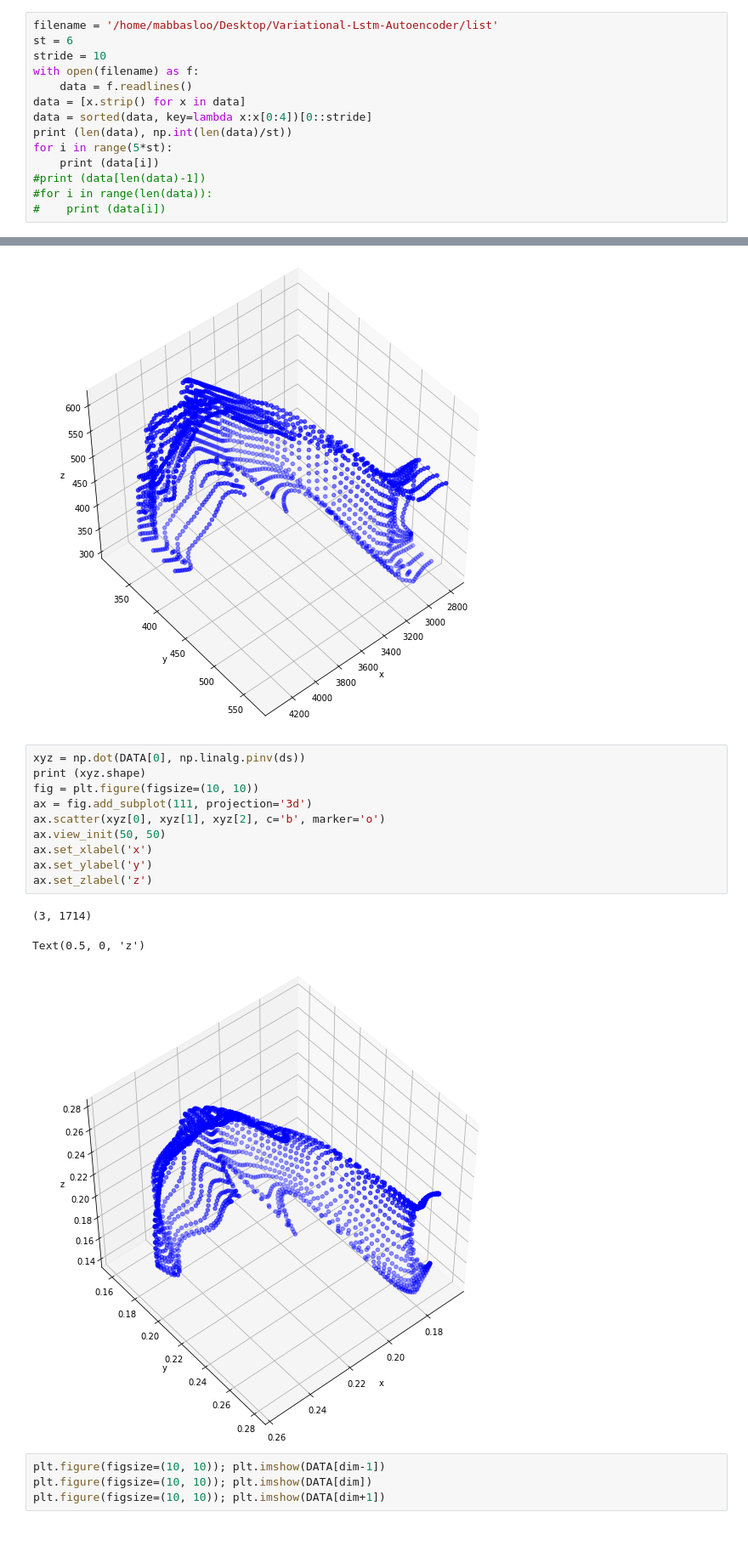
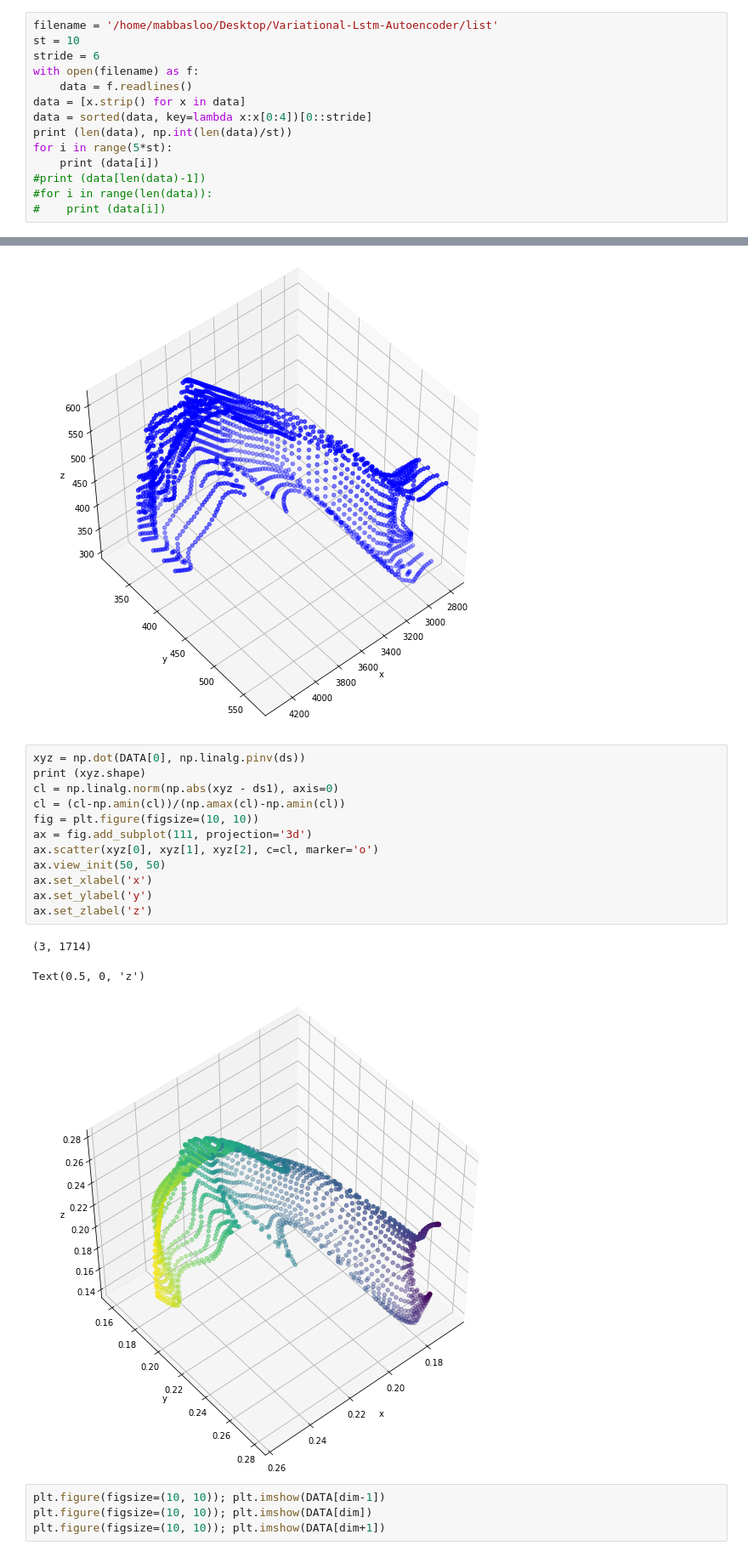
Before and after one commit to abbasloo/dnnAutoEm, a Jupyter notebook: carCrashLBO.ipynb, the cells around one changed output, grey strips where cells are left out. Shown at 85% size. Saved outputs shown, nothing was run; the diff lists cells and outputs as text.

```diff
--- a/carCrashLBO.ipynb
+++ b/carCrashLBO.ipynb
@@ -15,8 +15,8 @@ name = '/home/mabbasloo/Documents/carData4/data/lbo/'
 name1 = '/home/mabbasloo/Desktop/Variational-Lstm-Autoencoder/data/'
 # %%
 filename = '/home/mabbasloo/Desktop/Variational-Lstm-Autoencoder/list'
-st = 6
-stride = 10
+st = 10
+stride = 6
 with open(filename) as f:
     data = f.readlines()
 data = [x.strip() for x in data]
@@ -110,17 +110,19 @@ Text(0.5, 0, 'z')
 # %%
 xyz = np.dot(DATA[0], np.linalg.pinv(ds))
 print (xyz.shape)
+cl = np.linalg.norm(np.abs(xyz - ds1), axis=0)
+cl = (cl-np.amin(cl))/(np.amax(cl)-np.amin(cl))
 fig = plt.figure(figsize=(10, 10))
 ax = fig.add_subplot(111, projection='3d')
-ax.scatter(xyz[0], xyz[1], xyz[2], c='b', marker='o')
+ax.scatter(xyz[0], xyz[1], xyz[2], c=cl, marker='o')
 ax.view_init(50, 50)
 ax.set_xlabel('x')
 ax.set_ylabel('y')
 ax.set_zlabel('z')
 # %% [output]
 (3, 1714)
 Text(0.5, 0, 'z')
-[figure, old version]
+[figure, new version]
 # %%
 plt.figure(figsize=(10, 10)); plt.imshow(DATA[dim-1])
 plt.figure(figsize=(10, 10)); plt.imshow(DATA[dim])
```
Also changed, not shown: parts of 20 cells of this notebook.
